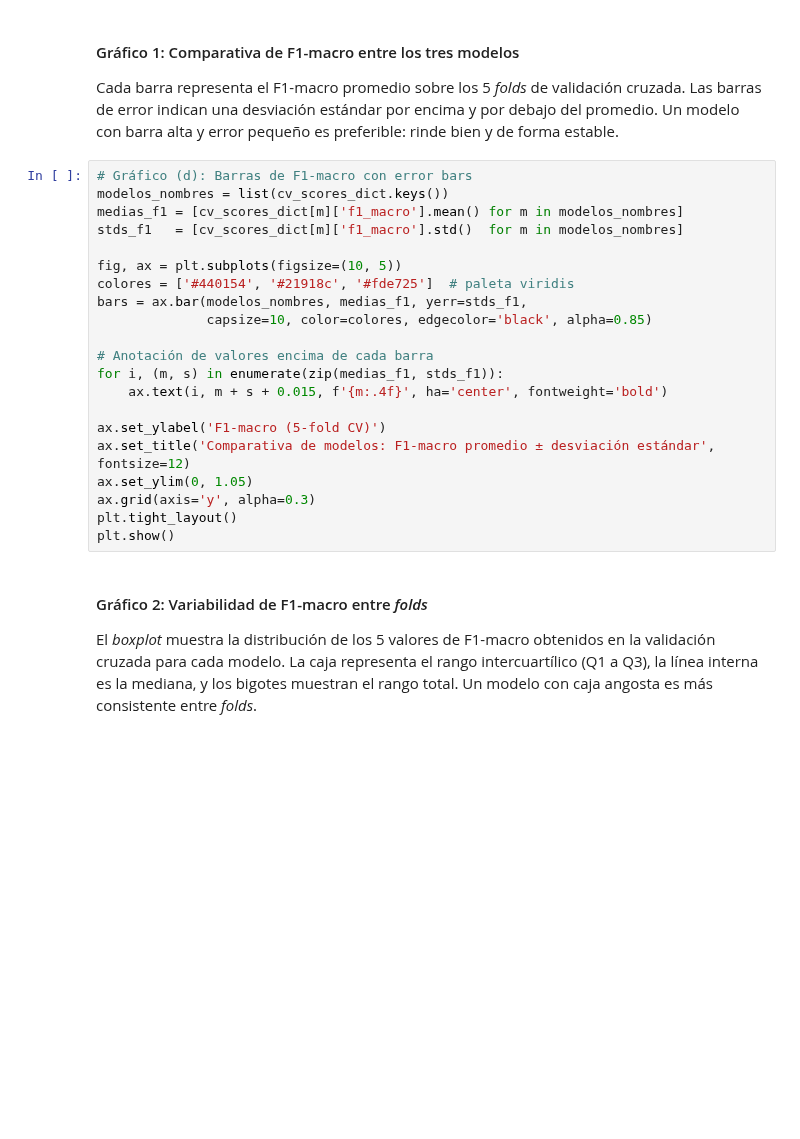
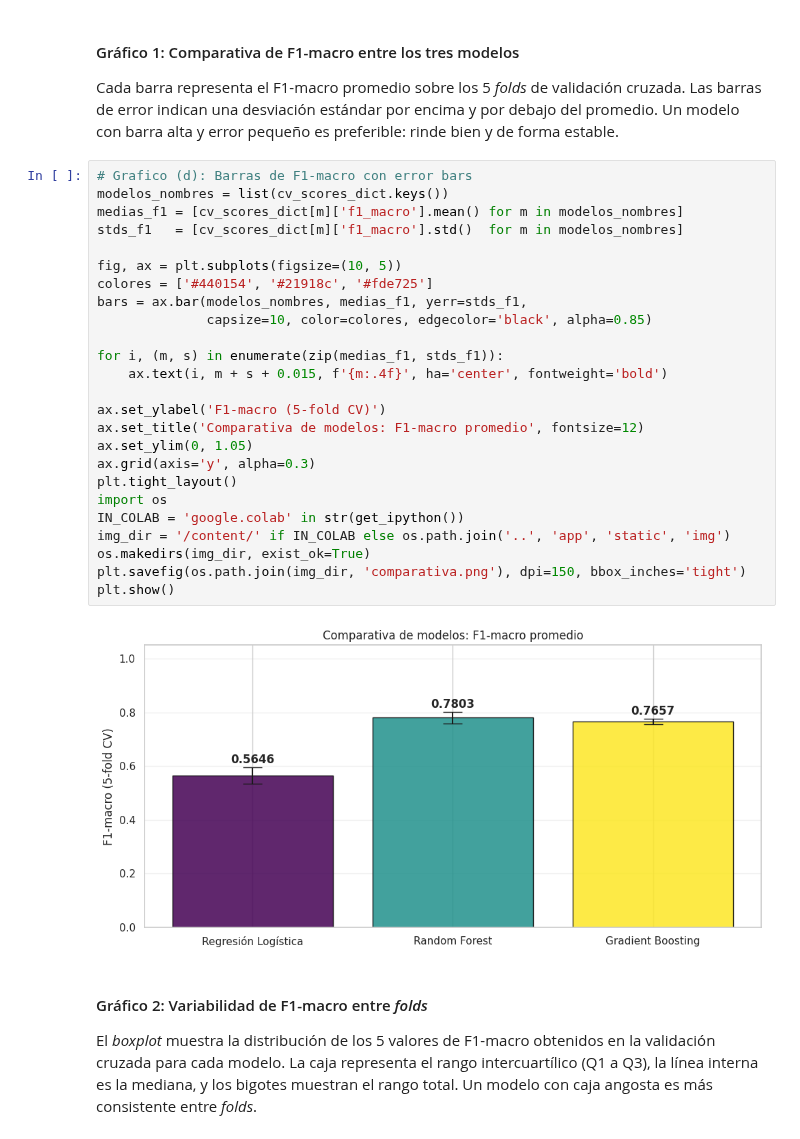
Before and after one commit to DaSilvaCesar/Tp-Ingenieria-Software, a Jupyter notebook: Proyecto_ingenieria_3.ipynb, the cells around one changed output. Cells and saved outputs as stored; diff of their text form; blank space fills up the shorter version.

```diff
--- a/Proyecto_ingenieria_3.ipynb
+++ b/Proyecto_ingenieria_3.ipynb
@@ -1311,26 +1356,32 @@ print('Arrays de scores por fold guardados en cv_scores_dict.')
 
 Cada barra representa el F1-macro promedio sobre los 5 *folds* de validación cruzada. Las barras de error indican una desviación estándar por encima y por debajo del promedio. Un modelo con barra alta y error pequeño es preferible: rinde bien y de forma estable.
 # %%
-# Gráfico (d): Barras de F1-macro con error bars
+# Grafico (d): Barras de F1-macro con error bars
 modelos_nombres = list(cv_scores_dict.keys())
 medias_f1 = [cv_scores_dict[m]['f1_macro'].mean() for m in modelos_nombres]
 stds_f1   = [cv_scores_dict[m]['f1_macro'].std()  for m in modelos_nombres]
 
 fig, ax = plt.subplots(figsize=(10, 5))
-colores = ['#440154', '#21918c', '#fde725']  # paleta viridis
+colores = ['#440154', '#21918c', '#fde725']
 bars = ax.bar(modelos_nombres, medias_f1, yerr=stds_f1,
               capsize=10, color=colores, edgecolor='black', alpha=0.85)
 
-# Anotación de valores encima de cada barra
 for i, (m, s) in enumerate(zip(medias_f1, stds_f1)):
     ax.text(i, m + s + 0.015, f'{m:.4f}', ha='center', fontweight='bold')
 
 ax.set_ylabel('F1-macro (5-fold CV)')
-ax.set_title('Comparativa de modelos: F1-macro promedio ± desviación estándar', fontsize=12)
+ax.set_title('Comparativa de modelos: F1-macro promedio', fontsize=12)
 ax.set_ylim(0, 1.05)
 ax.grid(axis='y', alpha=0.3)
 plt.tight_layout()
+import os
+IN_COLAB = 'google.colab' in str(get_ipython())
+img_dir = '/content/' if IN_COLAB else os.path.join('..', 'app', 'static', 'img')
+os.makedirs(img_dir, exist_ok=True)
+plt.savefig(os.path.join(img_dir, 'comparativa.png'), dpi=150, bbox_inches='tight')
 plt.show()
+# %% [output]
+[figure, added]
 # %% [markdown]
 #### Gráfico 2: Variabilidad de F1-macro entre *folds*
 
```
Also changed, not shown: parts of 17 cells of this notebook, 15 other files.
